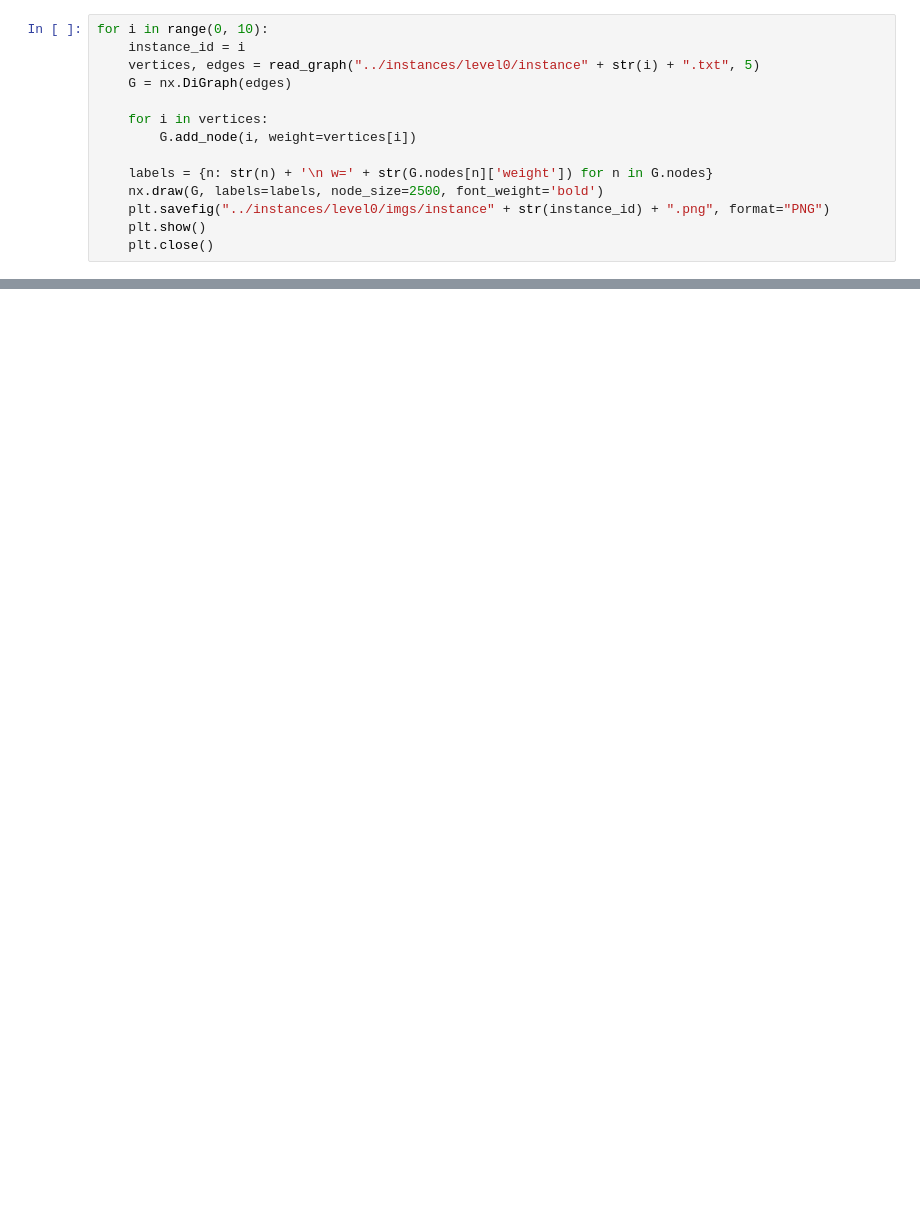
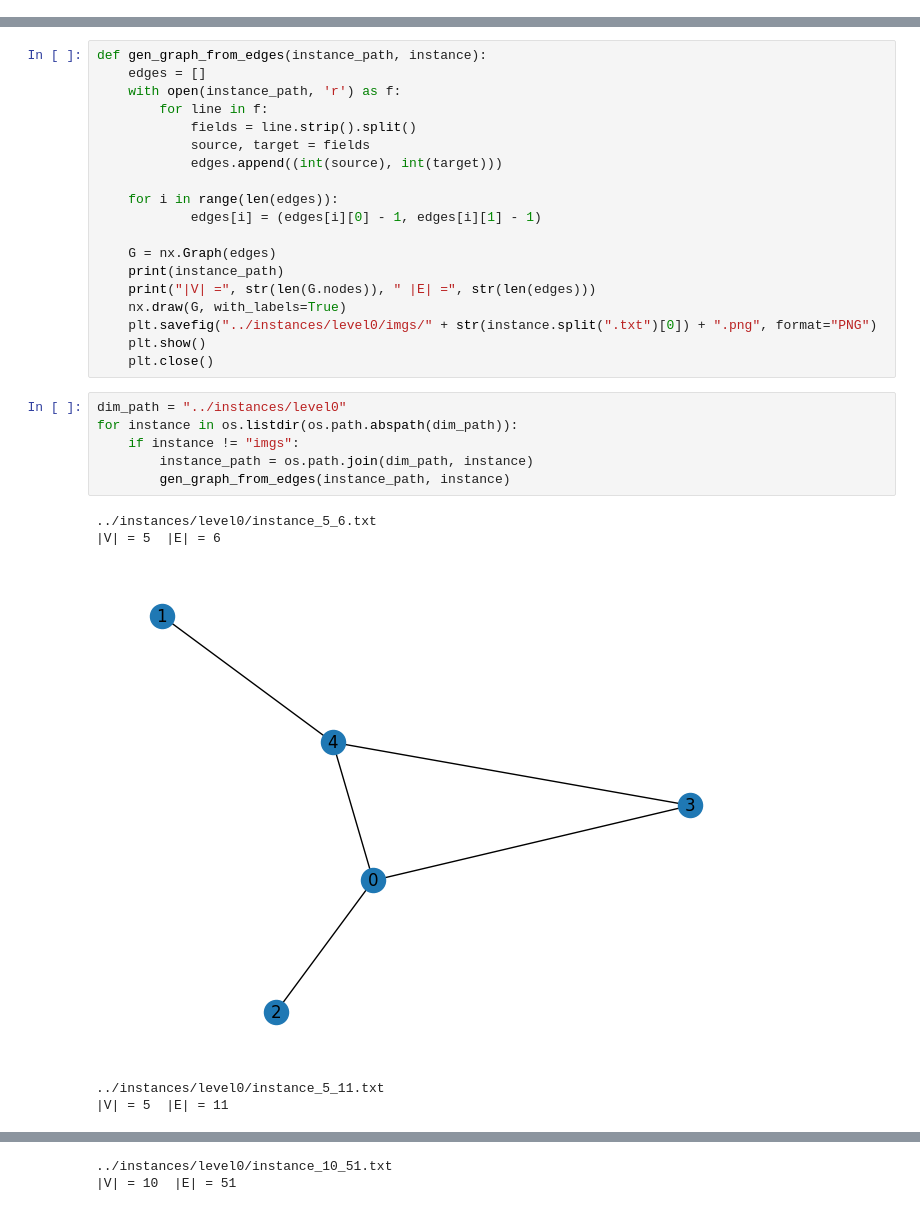
Before and after one commit to neuralmaticv/operations-research-project_mwdds, a Jupyter notebook: scripts/graph_visualization.ipynb, the cells around one changed output, grey strips where cells are left out. Saved outputs shown, nothing was run; the diff lists cells and outputs as text; blank space fills up the shorter version.

Commit message:
visualization update

```diff
--- a/scripts/graph_visualization.ipynb
+++ b/scripts/graph_visualization.ipynb
@@ -25,14 +4,0 @@ def read_graph(instance_path, num_vertices):
-# %%
-for i in range(0, 10):
-    instance_id = i
-    vertices, edges = read_graph("../instances/level0/instance" + str(i) + ".txt", 5)
-    G = nx.DiGraph(edges)
-
-    for i in vertices:
-        G.add_node(i, weight=vertices[i])
-
-    labels = {n: str(n) + '\n w=' + str(G.nodes[n]['weight']) for n in G.nodes}
-    nx.draw(G, labels=labels, node_size=2500, font_weight='bold')
-    plt.savefig("../instances/level0/imgs/instance" + str(instance_id) + ".png", format="PNG")
-    plt.show()
-    plt.close()
@@ -49,0 +5,31 @@ for i in range(0, 10):
+# %%
+def gen_graph_from_edges(instance_path, instance):
+    edges = []
+    with open(instance_path, 'r') as f:
+        for line in f:
+            fields = line.strip().split()
+            source, target = fields
+            edges.append((int(source), int(target)))
+
+    for i in range(len(edges)):
+            edges[i] = (edges[i][0] - 1, edges[i][1] - 1)
+
+    G = nx.Graph(edges)
+    print(instance_path)
+    print("|V| =", str(len(G.nodes)), " |E| =", str(len(edges)))
+    nx.draw(G, with_labels=True)
+    plt.savefig("../instances/level0/imgs/" + str(instance.split(".txt")[0]) + ".png", format="PNG")
+    plt.show()
+    plt.close()
+# %%
+dim_path = "../instances/level0"
+for instance in os.listdir(os.path.abspath(dim_path)):
+    if instance != "imgs":
+        instance_path = os.path.join(dim_path, instance)
+        gen_graph_from_edges(instance_path, instance)
+# %% [output]
+../instances/level0/instance_5_6.txt
+|V| = 5  |E| = 6
+[figure, added]
+../instances/level0/instance_5_11.txt
+|V| = 5  |E| = 11
@@ -49,0 +37,2 @@ for i in range(0, 10):
+../instances/level0/instance_10_51.txt
+|V| = 10  |E| = 51
```
Also changed, not shown: parts of 4 cells of this notebook, 20 other files.
